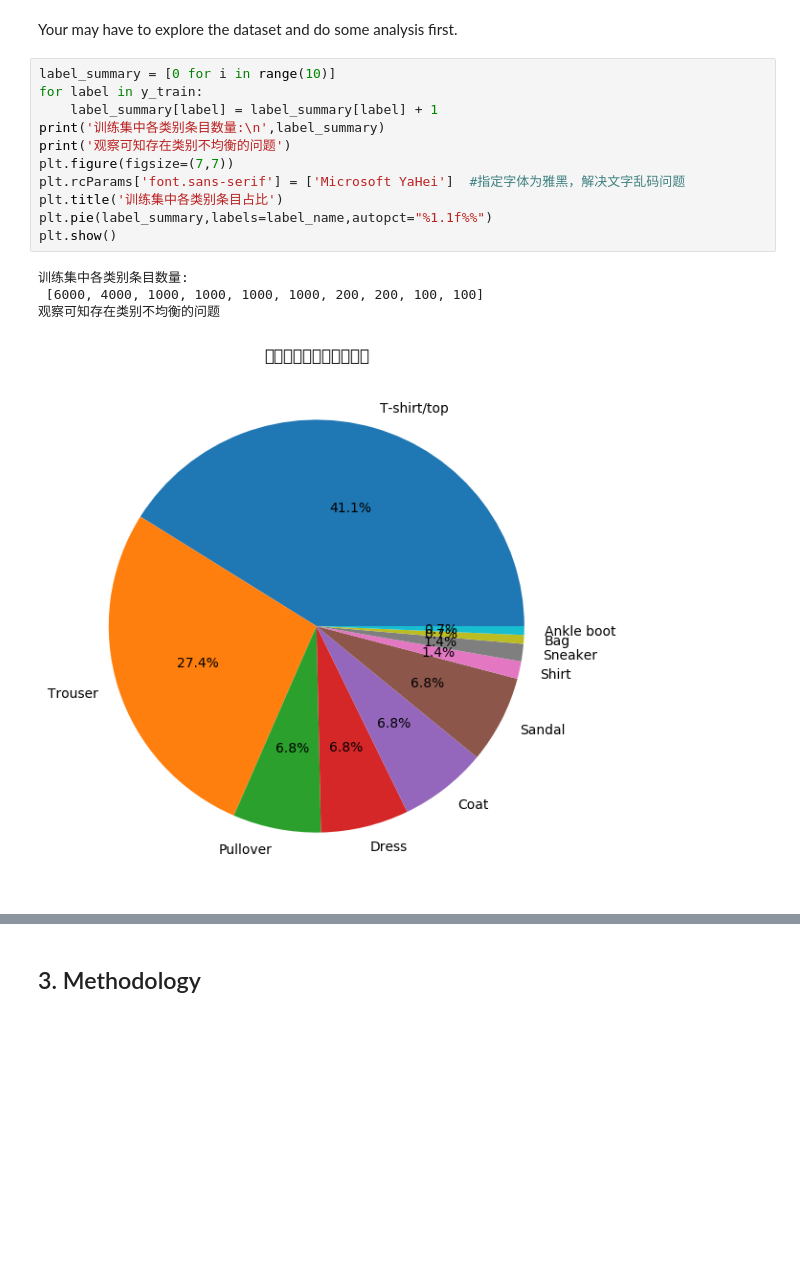
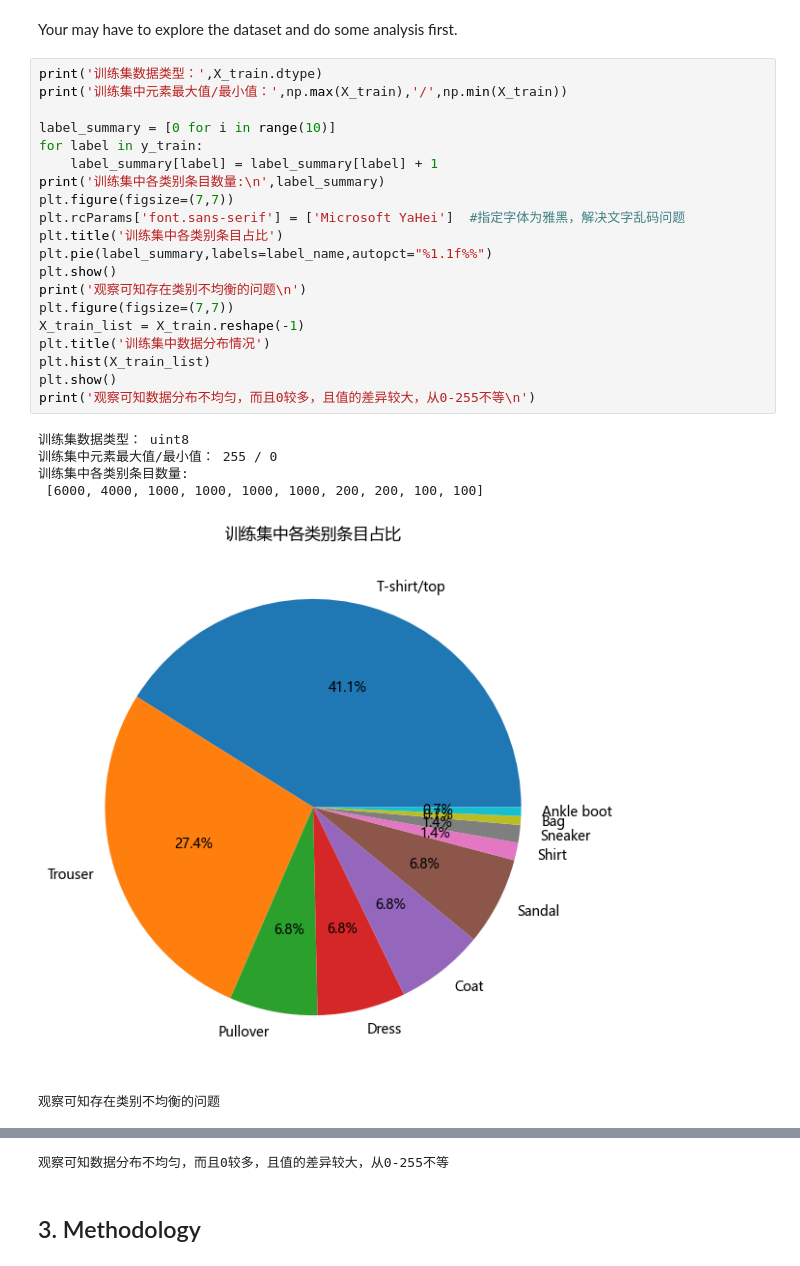
Before and after one commit to FlyingDutchman26/prml-project-2022-Fall, a Jupyter notebook: assignment1/assignment1.ipynb, the cells around one changed output, grey strips where cells are left out. Saved outputs shown, nothing was run; the diff lists cells and outputs as text; blank space fills up the shorter version.

```diff
--- a/assignment1/assignment1.ipynb
+++ b/assignment1/assignment1.ipynb
@@ -68,18 +68,29 @@ plt.imshow(X_train[0].reshape(28,28))
 # %% [markdown]
 Your may have to explore the dataset and do some analysis first.
 # %%
+print('训练集数据类型：',X_train.dtype)
+print('训练集中元素最大值/最小值：',np.max(X_train),'/',np.min(X_train))
+
 label_summary = [0 for i in range(10)]
 for label in y_train:
     label_summary[label] = label_summary[label] + 1
 print('训练集中各类别条目数量:\n',label_summary)
-print('观察可知存在类别不均衡的问题')
 plt.figure(figsize=(7,7))
 plt.rcParams['font.sans-serif'] = ['Microsoft YaHei']  #指定字体为雅黑，解决文字乱码问题
 plt.title('训练集中各类别条目占比')
 plt.pie(label_summary,labels=label_name,autopct="%1.1f%%")
 plt.show()
+print('观察可知存在类别不均衡的问题\n')
+plt.figure(figsize=(7,7))
+X_train_list = X_train.reshape(-1)
+plt.title('训练集中数据分布情况')
+plt.hist(X_train_list)
+plt.show()
+print('观察可知数据分布不均匀，而且0较多，且值的差异较大，从0-255不等\n')
 # %% [output]
+训练集数据类型： uint8
+训练集中元素最大值/最小值： 255 / 0
 训练集中各类别条目数量:
  [6000, 4000, 1000, 1000, 1000, 1000, 200, 200, 100, 100]
-观察可知存在类别不均衡的问题
-[figure, old version]
+[figure, new version]
+观察可知存在类别不均衡的问题
@@ -86,3 +98,4 @@ plt.show()
+观察可知数据分布不均匀，而且0较多，且值的差异较大，从0-255不等
 # %% [markdown]
 ## 3. Methodology
 # %% [markdown]
```
Also changed, not shown: parts of 38 cells of this notebook, 11 other files.
